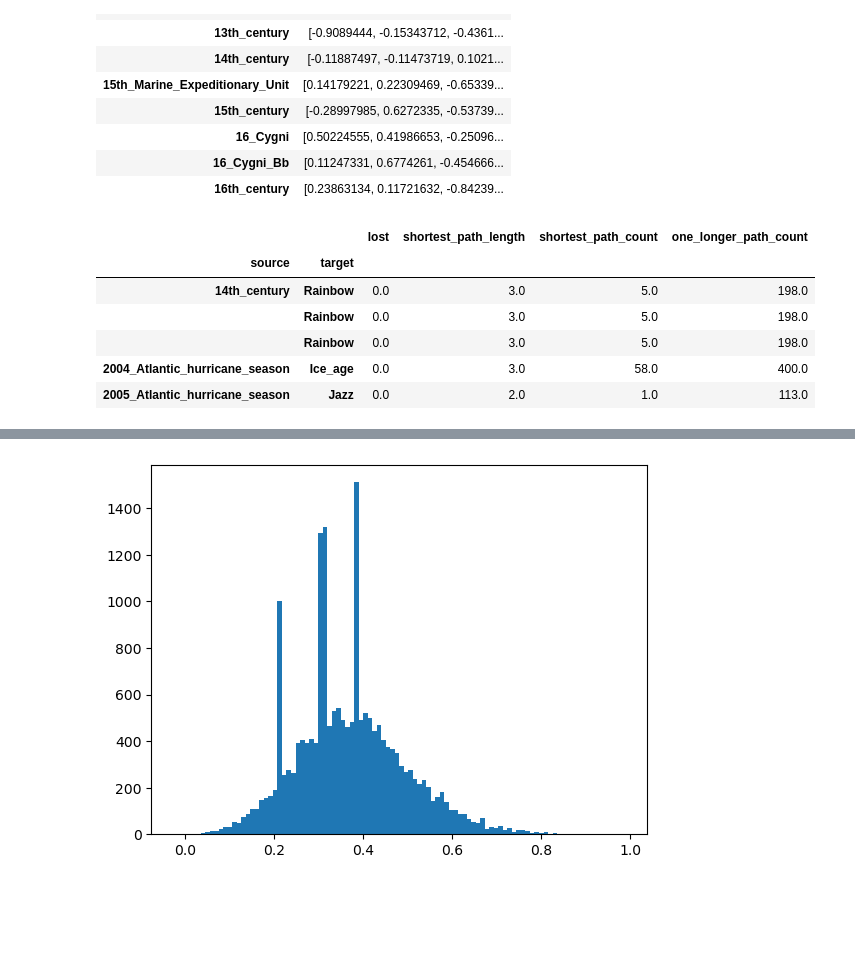
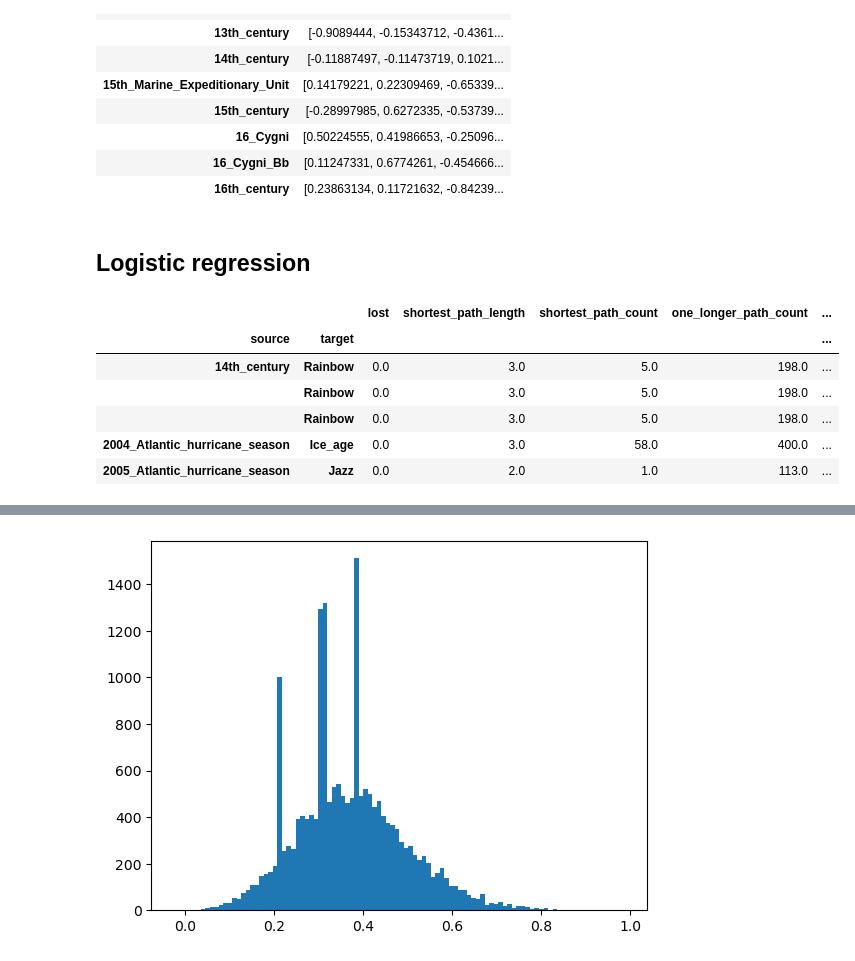
Before and after one commit to epfl-ada/ada-2024-project-outliars, a Jupyter notebook: results.ipynb, the cells around one changed output, grey strips where cells are left out. Drawn from its saved outputs; the diff is of its cells as text; code cells hidden in the pictures; blank space fills up the shorter version.

```diff
--- a/results.ipynb
+++ b/results.ipynb
@@ -2195,29 +2197,33 @@ embeddings_df.head(10)
 | 16_Cygni | [0.50224555, 0.41986653, -0.25096... |
 | 16_Cygni_Bb | [0.11247331, 0.6774261, -0.454666... |
 | 16th_century | [0.23863134, 0.11721632, -0.84239... |
+# %% [markdown]
+## Logistic regression
 # %%
 useful_pair_data = pair_data[
     [
         'shortest_path_length',
         'shortest_path_count',
         'one_longer_path_count',
-        # 'avg_sp_avg_node_degree',
-        # 'max_ol_node_degree',
+        'avg_sp_avg_node_degree',
+        'max_ol_node_degree',
+        # 'avg_ol_avg_node_degree',
+        #  'max_sp_avg_node_degree',
     ]
     # pair_data.columns
 ]
 
 X = noob_games.join(useful_pair_data)
 X = X.astype(float)
 X.head()
 # %% [output]
-|  |  | lost | shortest_path_length | shortest_path_count | one_longer_path_count |
-| source | target |  |  |  |  |
-| 14th_century | Rainbow | 0.0 | 3.0 | 5.0 | 198.0 |
-|  | Rainbow | 0.0 | 3.0 | 5.0 | 198.0 |
-|  | Rainbow | 0.0 | 3.0 | 5.0 | 198.0 |
-| 2004_Atlantic_hurricane_season | Ice_age | 0.0 | 3.0 | 58.0 | 400.0 |
-| 2005_Atlantic_hurricane_season | Jazz | 0.0 | 2.0 | 1.0 | 113.0 |
+|  |  | lost | shortest_path_length | shortest_path_count | one_longer_path_count | ... |
+| source | target |  |  |  |  | ... |
+| 14th_century | Rainbow | 0.0 | 3.0 | 5.0 | 198.0 | ... |
+|  | Rainbow | 0.0 | 3.0 | 5.0 | 198.0 | ... |
+|  | Rainbow | 0.0 | 3.0 | 5.0 | 198.0 | ... |
+| 2004_Atlantic_hurricane_season | Ice_age | 0.0 | 3.0 | 58.0 | 400.0 | ... |
+| 2005_Atlantic_hurricane_season | Jazz | 0.0 | 2.0 | 1.0 | 113.0 | ... |
 # %%
 # Add embedding information to the dataset for source and target articles
 X = X.join(embeddings_df, on='source')
```
Also changed, not shown: parts of 62 cells of this notebook.
